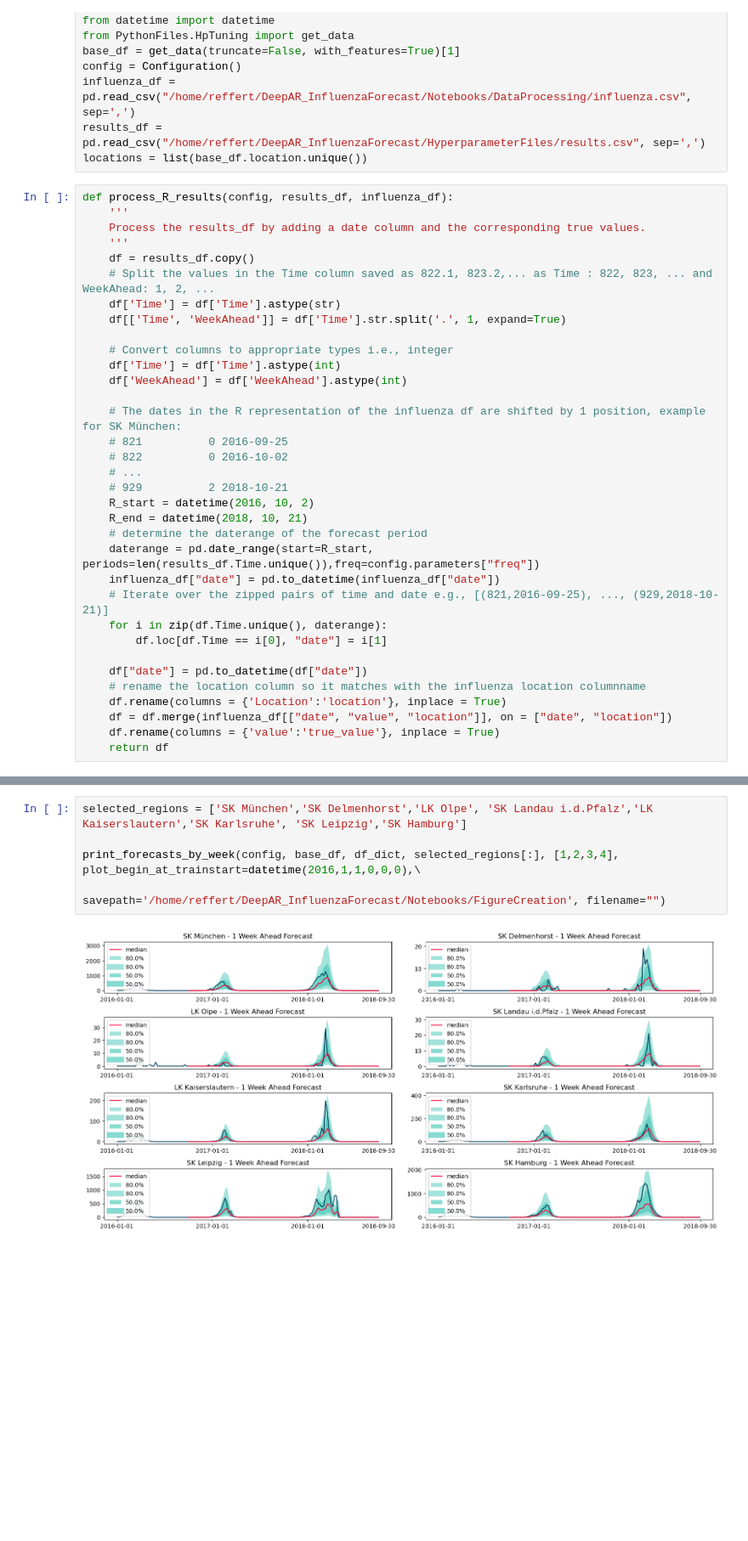
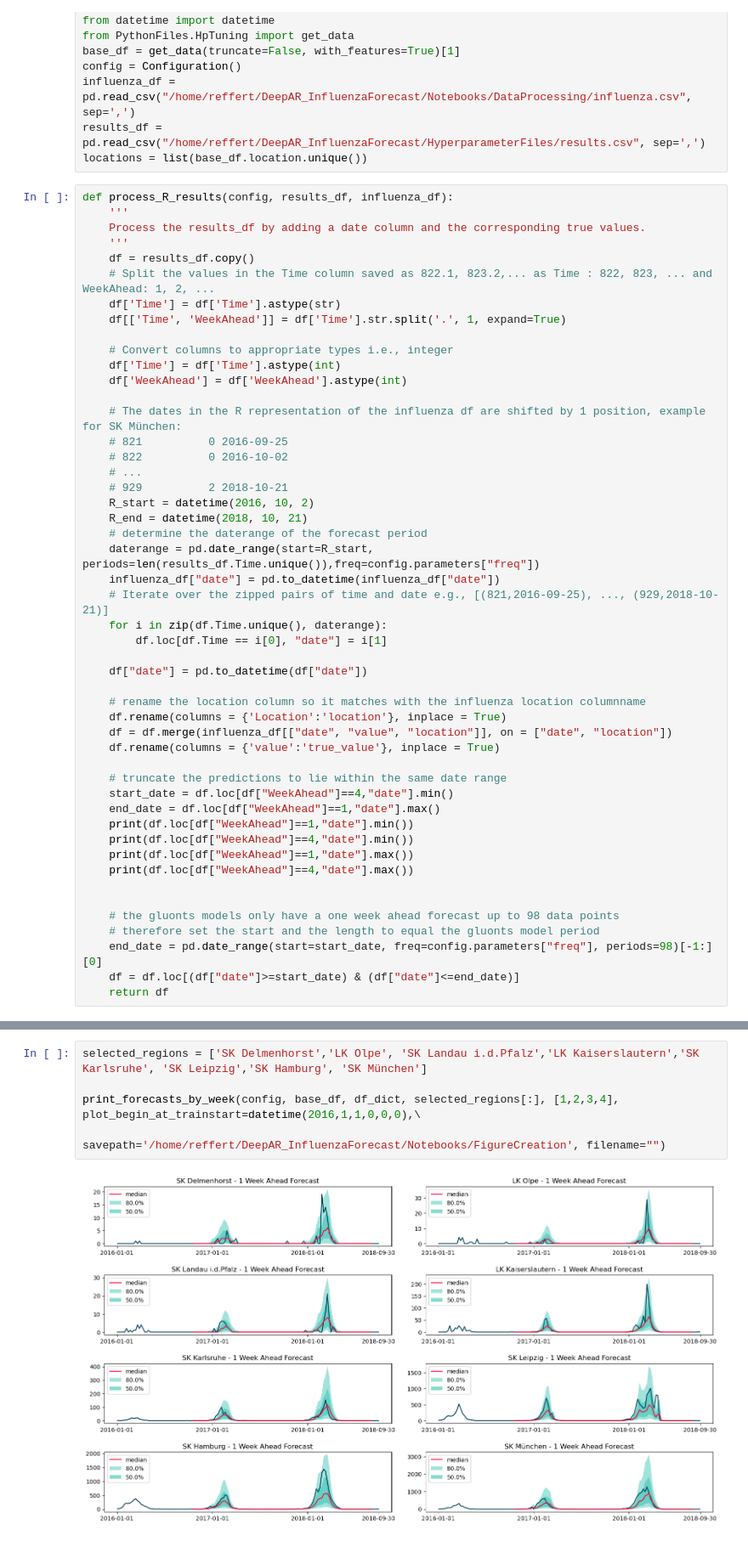
Before and after one commit to Kai-Ref/DeepAR_InfluenzaForecast, a Jupyter notebook: Notebooks/FigureCreation/R_Forecasts.ipynb, the cells around one changed output, grey strips where cells are left out. Shown at 85% size. Saved outputs shown, nothing was run; the diff lists cells and outputs as text; blank space fills up the shorter version.

```diff
--- a/Notebooks/FigureCreation/R_Forecasts.ipynb
+++ b/Notebooks/FigureCreation/R_Forecasts.ipynb
@@ -44,10 +44,25 @@ def process_R_results(config, results_df, influenza_df):
         df.loc[df.Time == i[0], "date"] = i[1]
 
     df["date"] = pd.to_datetime(df["date"])
+
     # rename the location column so it matches with the influenza location columnname
     df.rename(columns = {'Location':'location'}, inplace = True)
     df = df.merge(influenza_df[["date", "value", "location"]], on = ["date", "location"])
     df.rename(columns = {'value':'true_value'}, inplace = True)
+
+    # truncate the predictions to lie within the same date range
+    start_date = df.loc[df["WeekAhead"]==4,"date"].min()
+    end_date = df.loc[df["WeekAhead"]==1,"date"].max()
+    print(df.loc[df["WeekAhead"]==1,"date"].min())
+    print(df.loc[df["WeekAhead"]==4,"date"].min())
+    print(df.loc[df["WeekAhead"]==1,"date"].max())
+    print(df.loc[df["WeekAhead"]==4,"date"].max())
+
+
+    # the gluonts models only have a one week ahead forecast up to 98 data points
+    # therefore set the start and the length to equal the gluonts model period
+    end_date = pd.date_range(start=start_date, freq=config.parameters["freq"], periods=98)[-1:][0]
+    df = df.loc[(df["date"]>=start_date) & (df["date"]<=end_date)]
     return df
 # %%
 processed_df = process_R_results(config, results_df, influenza_df)
@@ -98,7 +99,7 @@ for region in selected_regions:
 # %%
-selected_regions = ['SK München','SK Delmenhorst','LK Olpe', 'SK Landau i.d.Pfalz','LK Kaiserslautern','SK Karlsruhe', 'SK Leipzig','SK Hamburg']
+selected_regions = ['SK Delmenhorst','LK Olpe', 'SK Landau i.d.Pfalz','LK Kaiserslautern','SK Karlsruhe', 'SK Leipzig','SK Hamburg', 'SK München']
 
 print_forecasts_by_week(config, base_df, df_dict, selected_regions[:], [1,2,3,4], plot_begin_at_trainstart=datetime(2016,1,1,0,0,0),\
                        savepath='/home/reffert/DeepAR_InfluenzaForecast/Notebooks/FigureCreation', filename="")
 # %% [output]
-[figure, old version]
+[figure, new version]
```
Also changed, not shown: parts of 5 cells of this notebook, 17 other files.
